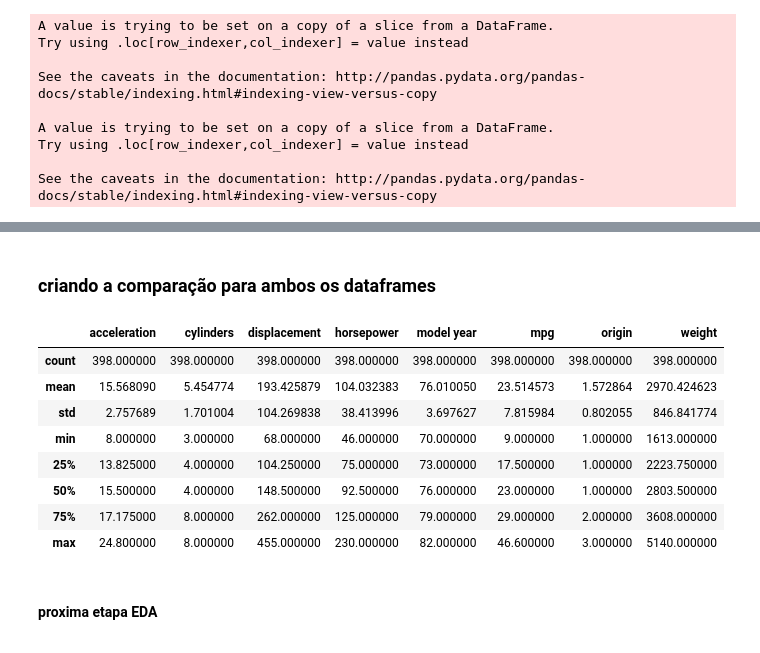
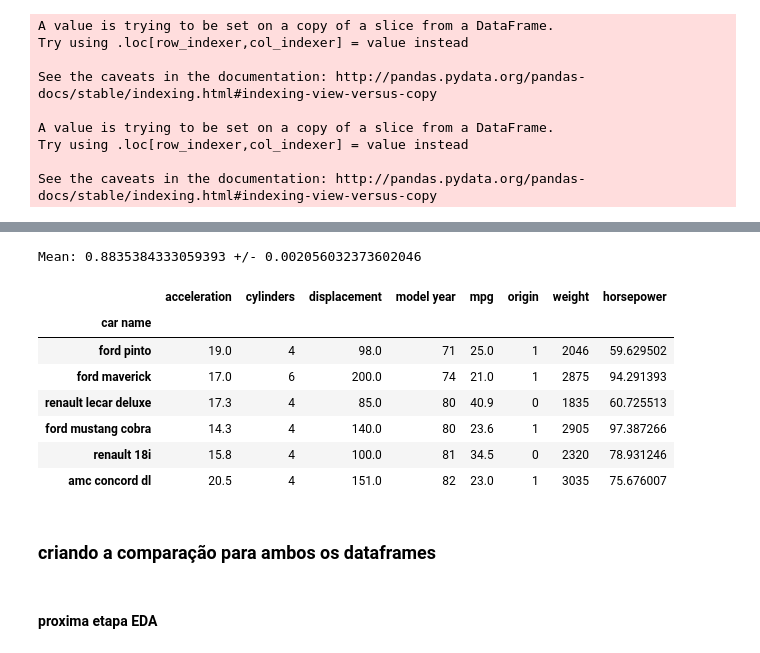
Before and after one commit to prbronze/Learning, a Jupyter notebook: mpg.ipynb, the cells around one changed output, grey strips where cells are left out. Saved outputs shown, nothing was run; the diff lists cells and outputs as text; code cells hidden in the pictures.

```diff
--- a/mpg.ipynb
+++ b/mpg.ipynb
@@ -150,3 +150,17 @@ array([56.68857871, 92.95295285, 60.03864884, 97.94368724, 79.66071704,
+# %%
+new_df = xz.copy()
+new_df['horsepower'] = pd.Series((lin_reg(xz)),index = new_df.index)
+new_df
+# %% [output]
+Mean: 0.8835384333059393 +/- 0.002056032373602046
+|  | acceleration | cylinders | displacement | model year | mpg | origin | weight | horsepower |
+| car name |  |  |  |  |  |  |  |  |
+| ford pinto | 19.0 | 4 | 98.0 | 71 | 25.0 | 1 | 2046 | 59.629502 |
+| ford maverick | 17.0 | 6 | 200.0 | 74 | 21.0 | 1 | 2875 | 94.291393 |
+| renault lecar deluxe | 17.3 | 4 | 85.0 | 80 | 40.9 | 0 | 1835 | 60.725513 |
+| ford mustang cobra | 14.3 | 4 | 140.0 | 80 | 23.6 | 1 | 2905 | 97.387266 |
+| renault 18i | 15.8 | 4 | 100.0 | 81 | 34.5 | 0 | 2320 | 78.931246 |
+| amc concord dl | 20.5 | 4 | 151.0 | 82 | 23.0 | 1 | 3035 | 75.676007 |
 # %% [markdown]
 ### criando a comparação para ambos os dataframes
 # %%
@@ -155,15 +168,3 @@ df_knn = pd.concat([knn,train],sort=True)
-# %%
-new_df.describe()
-# %% [output]
-|  | acceleration | cylinders | displacement | horsepower | model year | mpg | origin | weight |
-| count | 398.000000 | 398.000000 | 398.000000 | 398.000000 | 398.000000 | 398.000000 | 398.000000 | 398.000000 |
-| mean | 15.568090 | 5.454774 | 193.425879 | 104.032383 | 76.010050 | 23.514573 | 1.572864 | 2970.424623 |
-| std | 2.757689 | 1.701004 | 104.269838 | 38.413996 | 3.697627 | 7.815984 | 0.802055 | 846.841774 |
-| min | 8.000000 | 3.000000 | 68.000000 | 46.000000 | 70.000000 | 9.000000 | 1.000000 | 1613.000000 |
-| 25% | 13.825000 | 4.000000 | 104.250000 | 75.000000 | 73.000000 | 17.500000 | 1.000000 | 2223.750000 |
-| 50% | 15.500000 | 4.000000 | 148.500000 | 92.500000 | 76.000000 | 23.000000 | 1.000000 | 2803.500000 |
-| 75% | 17.175000 | 8.000000 | 262.000000 | 125.000000 | 79.000000 | 29.000000 | 2.000000 | 3608.000000 |
-| max | 24.800000 | 8.000000 | 455.000000 | 230.000000 | 82.000000 | 46.600000 | 3.000000 | 5140.000000 |
 # %% [markdown]
 #### proxima etapa EDA
 # %%
```
Also changed, not shown: parts of 10 cells of this notebook.
